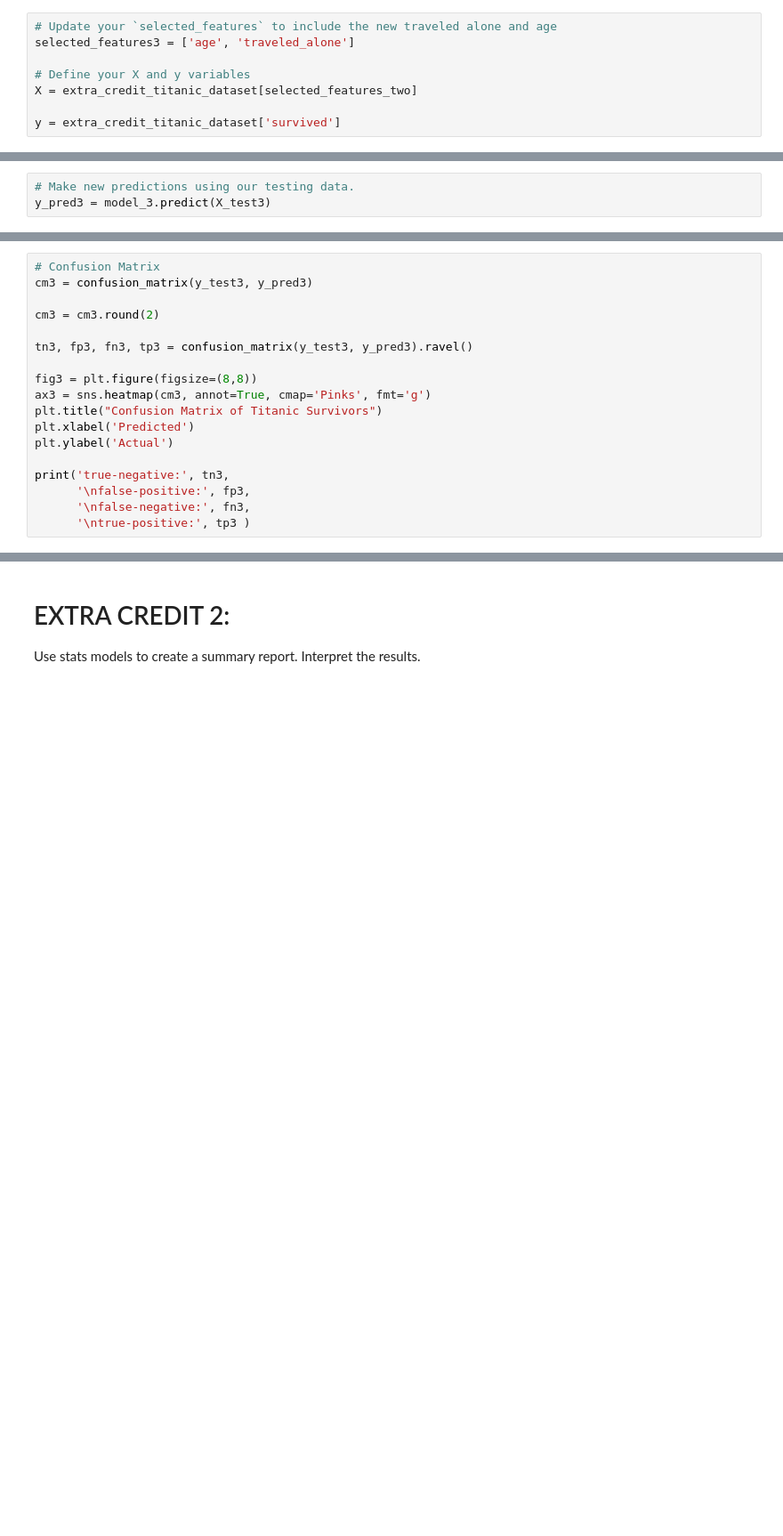
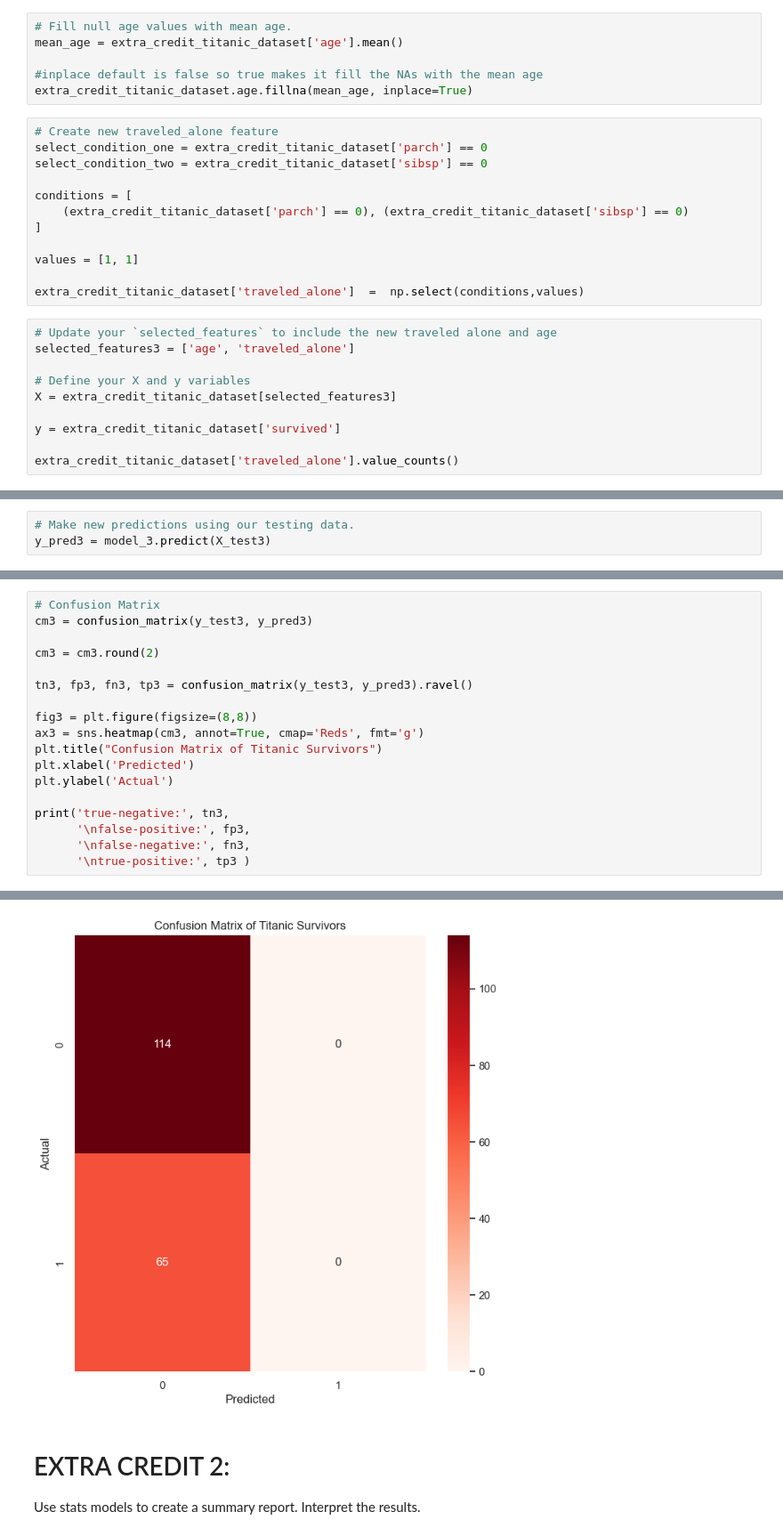
Before and after one commit to Sulaiman-Dem/2023-fall-data-science-fridays, a Jupyter notebook: Week-03-Intro-To-ML/SDZExercise.ipynb, the cells around one changed output, grey strips where cells are left out. Shown at 89% size. Cells and saved outputs as stored; diff of their text form; blank space fills up the shorter version.

```diff
--- a/Week-03-Intro-To-ML/SDZExercise.ipynb
+++ b/Week-03-Intro-To-ML/SDZExercise.ipynb
@@ -424,8 +420,28 @@ extra_credit_titanic_dataset = pd.get_dummies(extra_credit_titanic_dataset, colu
+# %%
+# Fill null age values with mean age.
+mean_age = extra_credit_titanic_dataset['age'].mean()
+
+#inplace default is false so true makes it fill the NAs with the mean age
+extra_credit_titanic_dataset.age.fillna(mean_age, inplace=True)
+# %%
+# Create new traveled_alone feature
+select_condition_one = extra_credit_titanic_dataset['parch'] == 0
+select_condition_two = extra_credit_titanic_dataset['sibsp'] == 0
+
+conditions = [
+    (extra_credit_titanic_dataset['parch'] == 0), (extra_credit_titanic_dataset['sibsp'] == 0)
+]
+
+values = [1, 1]
+
+extra_credit_titanic_dataset['traveled_alone']  =  np.select(conditions,values)
 # %%
 # Update your `selected_features` to include the new traveled alone and age
 selected_features3 = ['age', 'traveled_alone']
 
 # Define your X and y variables
-X = extra_credit_titanic_dataset[selected_features_two]
+X = extra_credit_titanic_dataset[selected_features3]
 
 y = extra_credit_titanic_dataset['survived']
+
+extra_credit_titanic_dataset['traveled_alone'].value_counts()
@@ -471,7 +498,7 @@ cm3 = cm3.round(2)
 tn3, fp3, fn3, tp3 = confusion_matrix(y_test3, y_pred3).ravel()
 
 fig3 = plt.figure(figsize=(8,8))
-ax3 = sns.heatmap(cm3, annot=True, cmap='Pinks', fmt='g')
+ax3 = sns.heatmap(cm3, annot=True, cmap='Reds', fmt='g')
 plt.title("Confusion Matrix of Titanic Survivors")
 plt.xlabel('Predicted')
 plt.ylabel('Actual')
@@ -480,3 +507,4 @@ print('true-negative:', tn3,
       '\nfalse-positive:', fp3,
       '\nfalse-negative:', fn3,
       '\ntrue-positive:', tp3 )
+# %% [output]
@@ -483,3 +515,4 @@ print('true-negative:', tn3,
+[figure, added]
 # %% [markdown]
 # EXTRA CREDIT 2:
 
```
Also changed, not shown: parts of 9 cells of this notebook.
